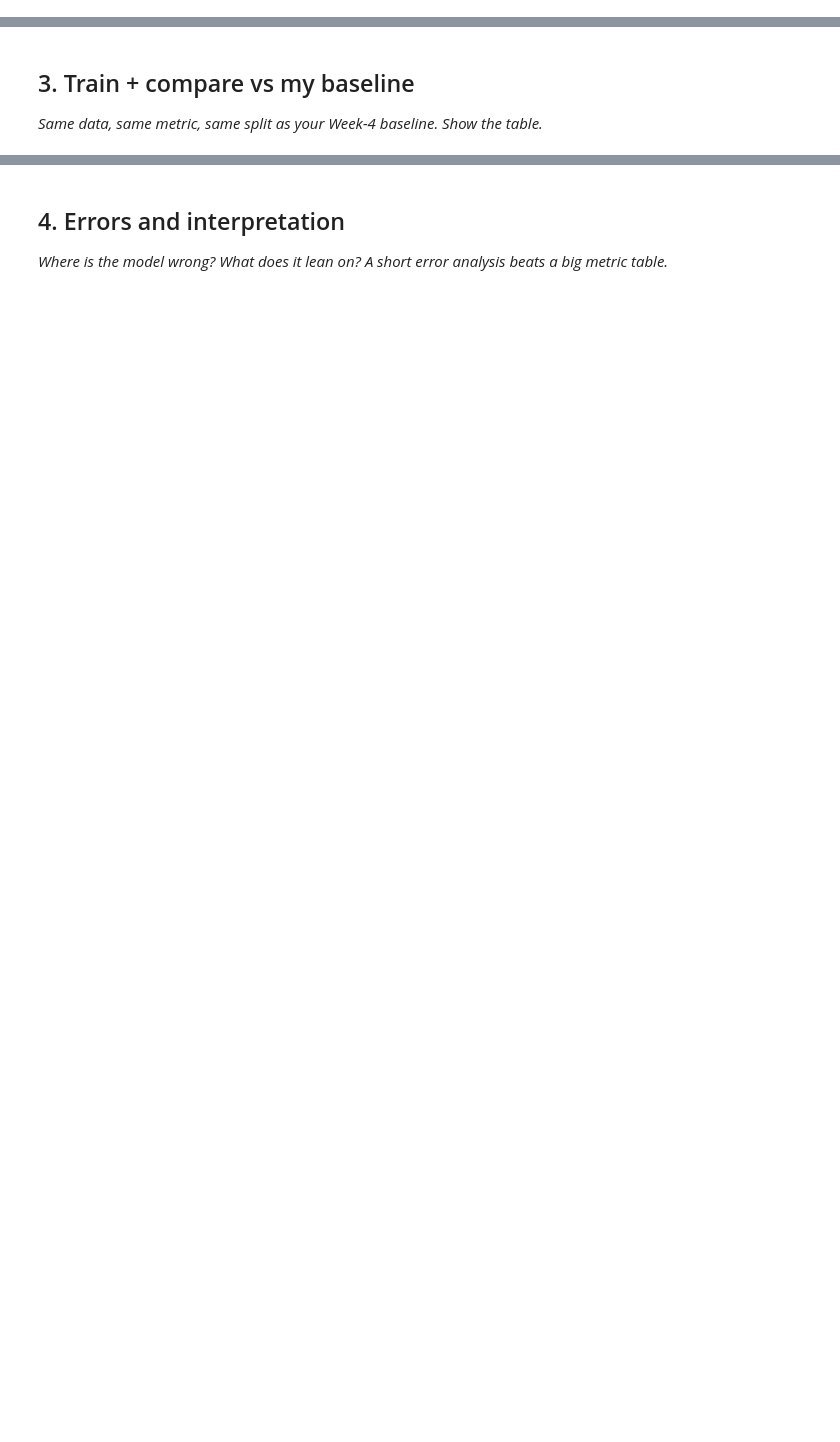
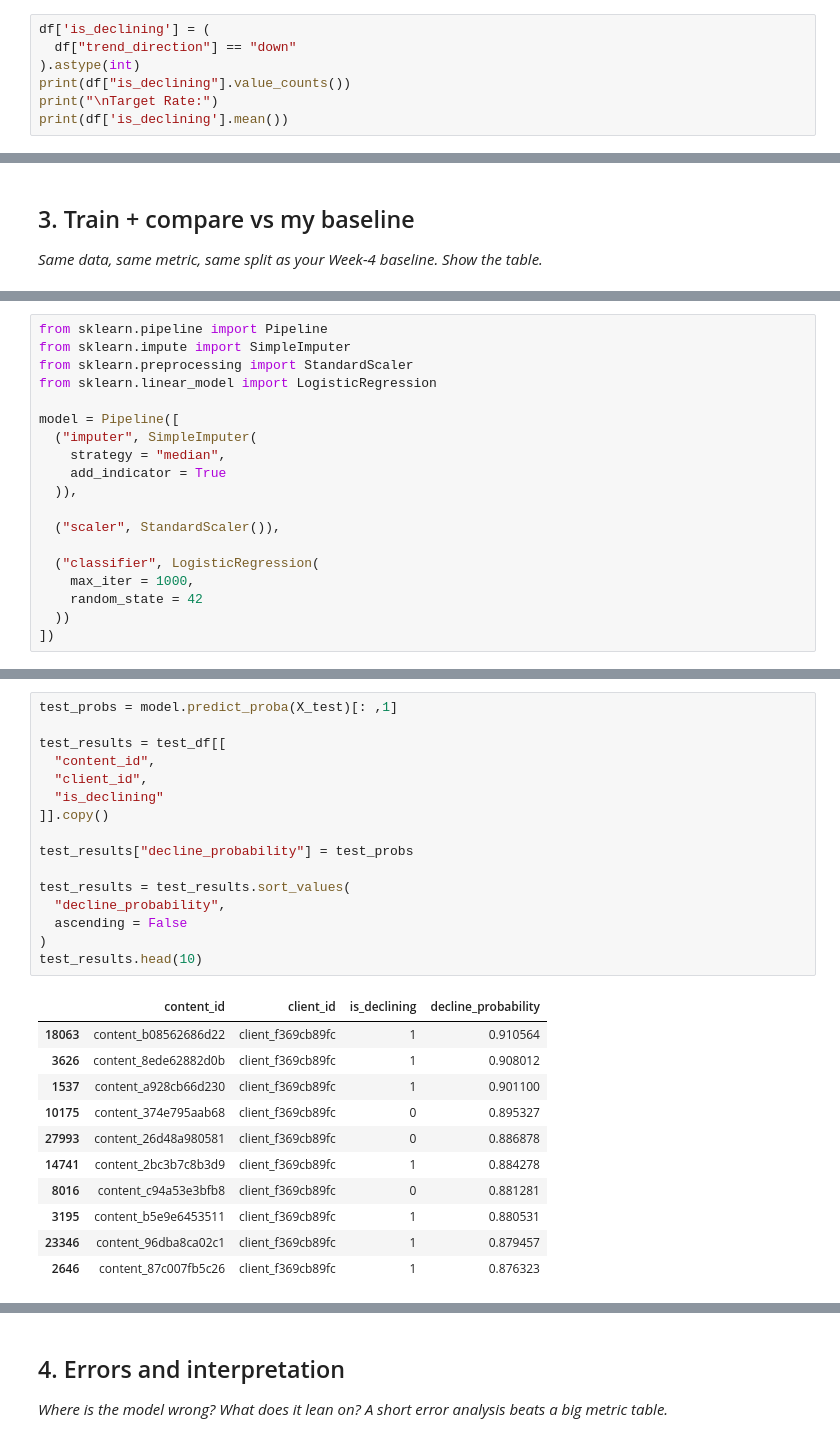
Before and after one commit to Om-codex/flyrank-ml-internship, a Jupyter notebook: work/notebooks/w05_model.ipynb, the cells around one changed output, grey strips where cells are left out. Saved outputs shown, nothing was run; the diff lists cells and outputs as text; blank space fills up the shorter version.

```diff
--- a/work/notebooks/w05_model.ipynb
+++ b/work/notebooks/w05_model.ipynb
@@ -35,0 +48,7 @@ KeyError: 'is_declining_label'
+# %%
+df['is_declining'] = (
+  df["trend_direction"] == "down"
+).astype(int)
+print(df["is_declining"].value_counts())
+print("\nTarget Rate:")
+print(df['is_declining'].mean())
@@ -43,0 +257,19 @@ KeyError: 'is_declining_label'
+# %%
+from sklearn.pipeline import Pipeline
+from sklearn.impute import SimpleImputer
+from sklearn.preprocessing import StandardScaler
+from sklearn.linear_model import LogisticRegression
+
+model = Pipeline([
+  ("imputer", SimpleImputer(
+    strategy = "median",
+    add_indicator = True
+  )),
+
+  ("scaler", StandardScaler()),
+
+  ("classifier", LogisticRegression(
+    max_iter = 1000,
+    random_state = 42
+  ))
+])
@@ -43,0 +284,28 @@ KeyError: 'is_declining_label'
+# %%
+test_probs = model.predict_proba(X_test)[: ,1]
+
+test_results = test_df[[
+  "content_id",
+  "client_id",
+  "is_declining"
+]].copy()
+
+test_results["decline_probability"] = test_probs
+
+test_results = test_results.sort_values(
+  "decline_probability",
+  ascending = False
+)
+test_results.head(10)
+# %% [output]
+|  | content_id | client_id | is_declining | decline_probability |
+| 18063 | content_b08562686d22 | client_f369cb89fc | 1 | 0.910564 |
+| 3626 | content_8ede62882d0b | client_f369cb89fc | 1 | 0.908012 |
+| 1537 | content_a928cb66d230 | client_f369cb89fc | 1 | 0.901100 |
+| 10175 | content_374e795aab68 | client_f369cb89fc | 0 | 0.895327 |
+| 27993 | content_26d48a980581 | client_f369cb89fc | 0 | 0.886878 |
+| 14741 | content_2bc3b7c8b3d9 | client_f369cb89fc | 1 | 0.884278 |
+| 8016 | content_c94a53e3bfb8 | client_f369cb89fc | 0 | 0.881281 |
+| 3195 | content_b5e9e6453511 | client_f369cb89fc | 1 | 0.880531 |
+| 23346 | content_96dba8ca02c1 | client_f369cb89fc | 1 | 0.879457 |
+| 2646 | content_87c007fb5c26 | client_f369cb89fc | 1 | 0.876323 |
```
Also changed, not shown: parts of 43 cells of this notebook.
